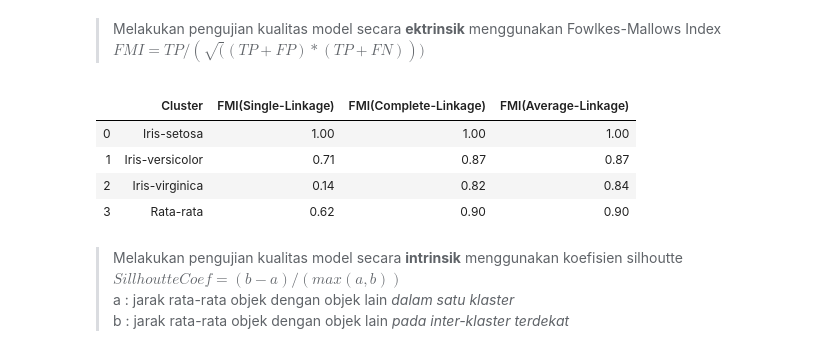
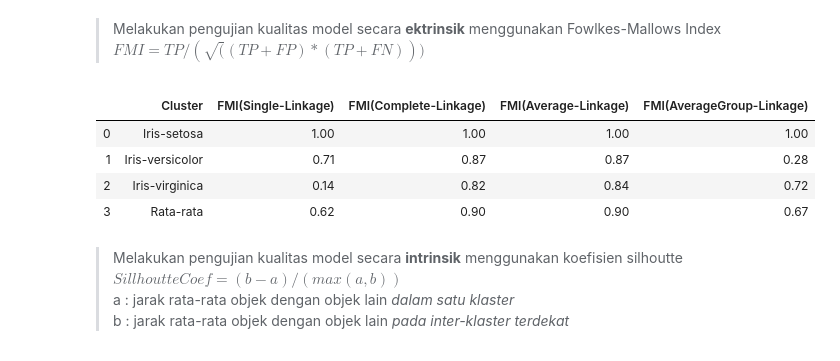
Before and after one commit to akmalamka/myKMeansAndmyAgglomerative, a Jupyter notebook: Tubes2B(verNurdin).ipynb, the cells around one changed output. Drawn from its saved outputs; the diff is of its cells as text; code cells hidden in the pictures.

```diff
--- a/Tubes2B(verNurdin).ipynb
+++ b/Tubes2B(verNurdin).ipynb
@@ -32,13 +34,14 @@ iris_label = iris.iloc[:,5]
 single = myAglomerative.Aglomerative(iris_process, "single")    #model single linkage
 complete = myAglomerative.Aglomerative(iris_process, "complete")  #model complete linkage
 average = myAglomerative.Aglomerative(iris_process, "average")  #model average linkage
-#average_group = myAglomerative.Aglomerative(iris_process, "average_group")  #model average linkage
+average_group = myAglomerative.Aglomerative(iris_process, "average_group")  #model average linkage
 # %% [markdown]
 > Melakukan *clustering* dengan jumlah *cluster* = 3
 # %%
 singleCluster = pd.DataFrame(data=single.get_result_by_number_of_cluster(3),columns=["Cluster(Single-Lingkage)"])
 completeCluster = pd.DataFrame(data=complete.get_result_by_number_of_cluster(3),columns=["Cluster(Complete-Lingkage)"])
 averageCluster = pd.DataFrame(data=average.get_result_by_number_of_cluster(3),columns=["Cluster(Average-Lingkage)"])
+averageGroupCluster = pd.DataFrame(data=average_group.get_result_by_number_of_cluster(3),columns=["Cluster(AverageGroup-Lingkage)"])
 cluster = iris_process.join(iris_label)
 # %% [markdown]
 > Mengubah *cluster* menjadi label yang bersesuaian. <br>
@@ -55,7 +58,10 @@ completeClustered = pd.DataFrame(data=completeClustered,columns=cluster.join(com
 averageClustered,akurasiAverage = pm.convertCluster(cluster.join(averageCluster).to_numpy())
 averageClustered = pd.DataFrame(data=averageClustered,columns=cluster.join(averageCluster).columns)
 
-accuracy = pd.DataFrame(data=[["Single-Linkage",akurasiSingle],["Complete-Linkage",akurasiComplete],["Average-Linkage",akurasiAverage]],columns=['Linkage','Accuracy'])
+averageGroupClustered,akurasiAverageGroup = pm.convertCluster(cluster.join(averageGroupCluster).to_numpy())
+averageGroupClustered = pd.DataFrame(data=averageGroupClustered,columns=cluster.join(averageGroupCluster).columns)
+
+accuracy = pd.DataFrame(data=[["Single-Linkage",akurasiSingle],["Complete-Linkage",akurasiComplete],["Average-Linkage",akurasiAverage],["AverageGroup-Linkage",akurasiAverageGroup]],columns=['Linkage','Accuracy'])
 accuracy
 # %% [output]
 |  | Linkage | Accuracy |
@@ -89,21 +96,24 @@ cluster
 # %%
 fmiSingle = pm.calculateFMI(singleClustered.to_numpy())               #menghitung FMI untuk setiap klaster
 fmiSingle = pd.DataFrame(data=fmiSingle, columns=['Cluster', 'FMI(Single-Linkage)'])  #mengkonversi menjadi data frame
 
 fmiComplete = pm.calculateFMI(completeClustered.to_numpy())               #menghitung FMI untuk setiap klaster
 fmiComplete = pd.DataFrame(data=fmiComplete, columns=['Cluster', 'FMI(Complete-Linkage)'])  #mengkonversi menjadi data frame
 
 fmiAverage = pm.calculateFMI(averageClustered.to_numpy())               #menghitung FMI untuk setiap klaster
 fmiAverage = pd.DataFrame(data=fmiAverage, columns=['Cluster', 'FMI(Average-Linkage)'])  #mengkonversi menjadi data frame
 
-fmi = fmiSingle.join(fmiComplete.iloc[:,-1]).join(fmiAverage.iloc[:,-1])
+fmiAverageGroup = pm.calculateFMI(averageGroupClustered.to_numpy())               #menghitung FMI untuk setiap klaster
+fmiAverageGroup = pd.DataFrame(data=fmiAverageGroup, columns=['Cluster', 'FMI(AverageGroup-Linkage)'])  #mengkonversi menjadi data frame
+
+fmi = fmiSingle.join(fmiComplete.iloc[:,-1]).join(fmiAverage.iloc[:,-1]).join(fmiAverageGroup.iloc[:,-1])
 fmi
 # %% [output]
-|  | Cluster | FMI(Single-Linkage) | FMI(Complete-Linkage) | FMI(Average-Linkage) |
-| 0 | Iris-setosa | 1.00 | 1.00 | 1.00 |
-| 1 | Iris-versicolor | 0.71 | 0.87 | 0.87 |
-| 2 | Iris-virginica | 0.14 | 0.82 | 0.84 |
-| 3 | Rata-rata | 0.62 | 0.90 | 0.90 |
+|  | Cluster | FMI(Single-Linkage) | FMI(Complete-Linkage) | FMI(Average-Linkage) | FMI(AverageGroup-Linkage) |
+| 0 | Iris-setosa | 1.00 | 1.00 | 1.00 | 1.00 |
+| 1 | Iris-versicolor | 0.71 | 0.87 | 0.87 | 0.28 |
+| 2 | Iris-virginica | 0.14 | 0.82 | 0.84 | 0.72 |
+| 3 | Rata-rata | 0.62 | 0.90 | 0.90 | 0.67 |
 # %% [markdown]
 > Melakukan pengujian kualitas model secara **intrinsik** menggunakan koefisien silhoutte <br>
 > $SillhoutteCoef = (b-a)/(max(a,b))$ <br>
```
Also changed, not shown: parts of 18 cells of this notebook, 2 other files.
